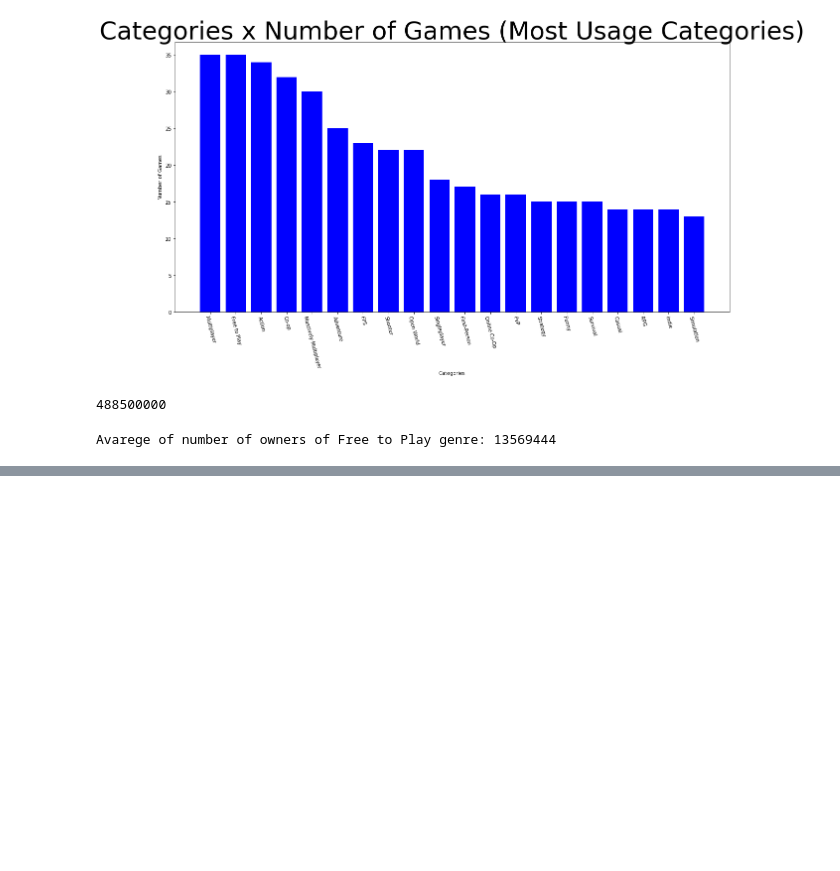
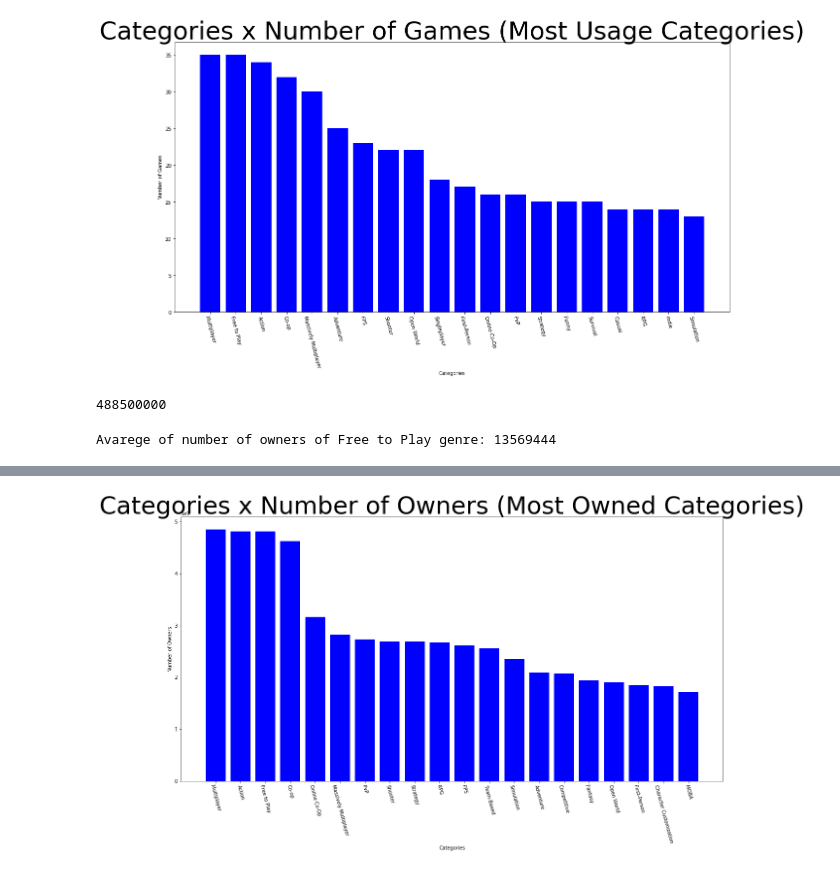
Before and after one commit to jpbusche/Hipoteses, a Jupyter notebook: notebooks/Categorias x Numero de Donos.ipynb, the cells around one changed output, grey strips where cells are left out. Saved outputs shown, nothing was run; the diff lists cells and outputs as text; code cells hidden in the pictures; blank space fills up the shorter version.

```diff
--- a/notebooks/Categorias x Numero de Donos.ipynb
+++ b/notebooks/Categorias x Numero de Donos.ipynb
@@ -148,0 +249,11 @@ Avarege of number of owners of Free to Play genre: 13569444
+# %%
+descending_data = ctg_owners_data.sort_values(['owners'], ascending=[False]).head(20)
+plt.figure(figsize=(20,10), facecolor='w')
+plt.xlabel('Categories')
+plt.ylabel('Number of Owners')
+plt.title('Categories x Number of Owners (Most Owned Categories)', fontdict={'fontsize': 50})
+plt.bar(descending_data['categories'], descending_data['owners'], color='blue', width=0.8, )
+plt.xticks(rotation=-75)
+plt.show()
+# %% [output]
+[figure, added]
```
Also changed, not shown: parts of 10 cells of this notebook.
